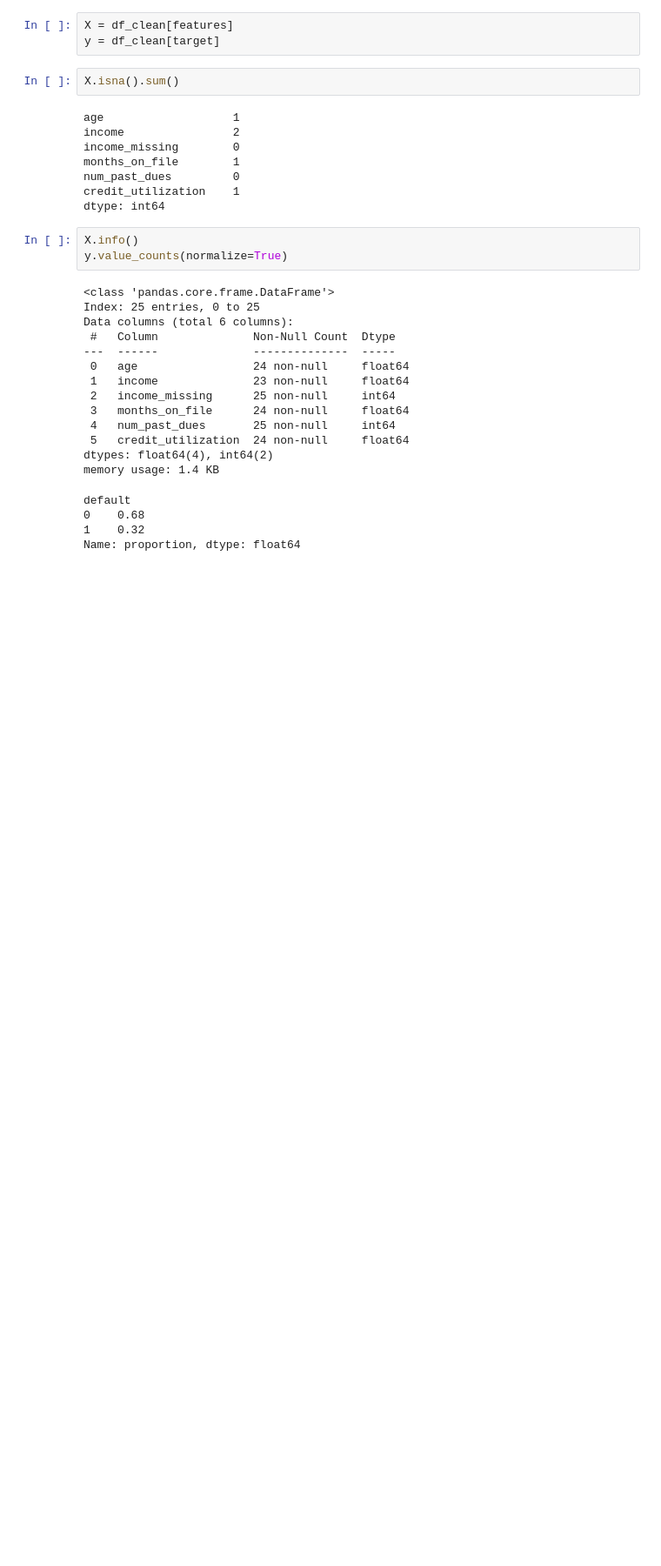
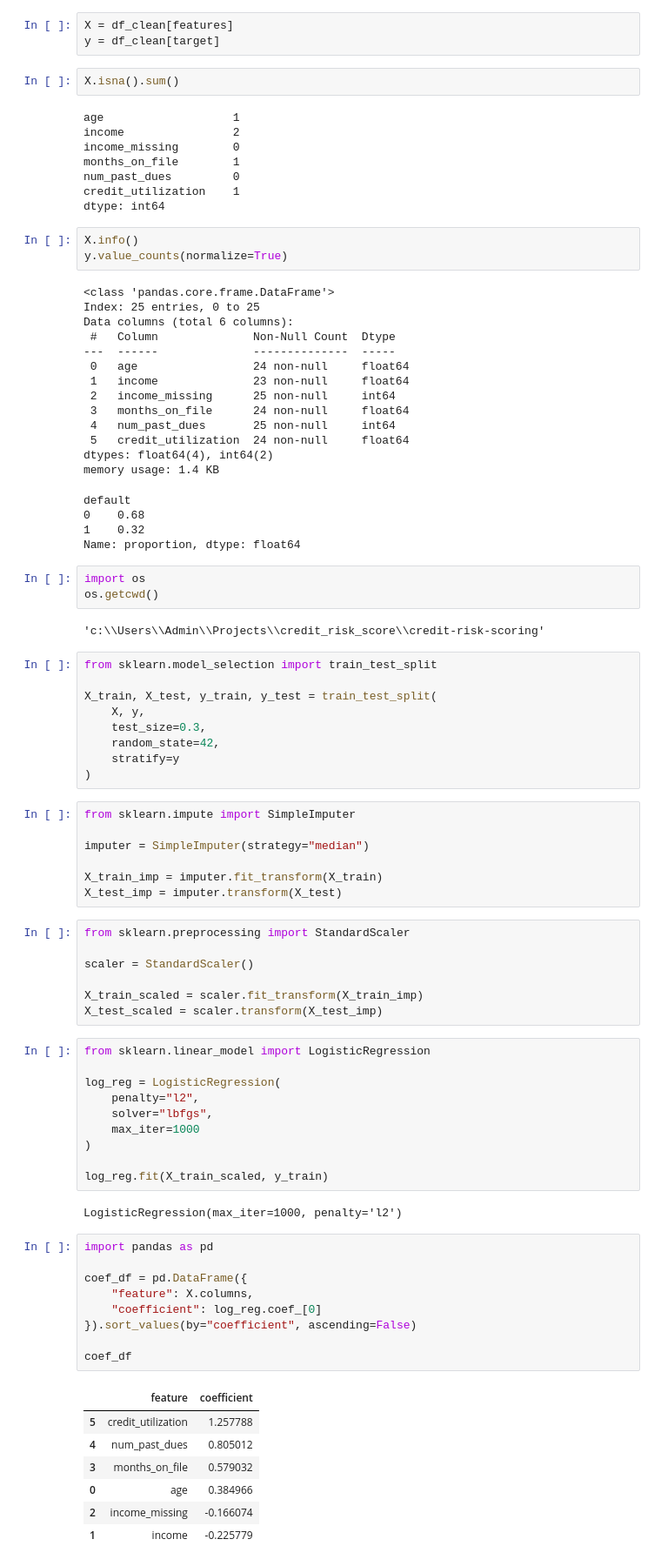
Before and after one commit to sanjivsingh7906-debug/credit-risk-scoring, a Jupyter notebook: notebooks/EDA.ipynb, the cells around one changed output. Shown at 87% size. Drawn from its saved outputs; the diff is of its cells as text; blank space fills up the shorter version.

```diff
--- a/notebooks/EDA.ipynb
+++ b/notebooks/EDA.ipynb
@@ -438,3 +438,60 @@ default
 0    0.68
 1    0.32
 Name: proportion, dtype: float64
+# %%
+import os
+os.getcwd()
+# %% [output]
+'c:\\Users\\Admin\\Projects\\credit_risk_score\\credit-risk-scoring'
+# %%
+from sklearn.model_selection import train_test_split
+
+X_train, X_test, y_train, y_test = train_test_split(
+    X, y,
+    test_size=0.3,
+    random_state=42,
+    stratify=y
+)
+# %%
+from sklearn.impute import SimpleImputer
+
+imputer = SimpleImputer(strategy="median")
+
+X_train_imp = imputer.fit_transform(X_train)
+X_test_imp = imputer.transform(X_test)
+# %%
+from sklearn.preprocessing import StandardScaler
+
+scaler = StandardScaler()
+
+X_train_scaled = scaler.fit_transform(X_train_imp)
+X_test_scaled = scaler.transform(X_test_imp)
+# %%
+from sklearn.linear_model import LogisticRegression
+
+log_reg = LogisticRegression(
+    penalty="l2",
+    solver="lbfgs",
+    max_iter=1000
+)
+
+log_reg.fit(X_train_scaled, y_train)
+# %% [output]
+LogisticRegression(max_iter=1000, penalty='l2')
+# %%
+import pandas as pd
+
+coef_df = pd.DataFrame({
+    "feature": X.columns,
+    "coefficient": log_reg.coef_[0]
+}).sort_values(by="coefficient", ascending=False)
+
+coef_df
+# %% [output]
+|  | feature | coefficient |
+| 5 | credit_utilization | 1.257788 |
+| 4 | num_past_dues | 0.805012 |
+| 3 | months_on_file | 0.579032 |
+| 0 | age | 0.384966 |
+| 2 | income_missing | -0.166074 |
+| 1 | income | -0.225779 |
```
Also changed, not shown: parts of 29 cells of this notebook.
